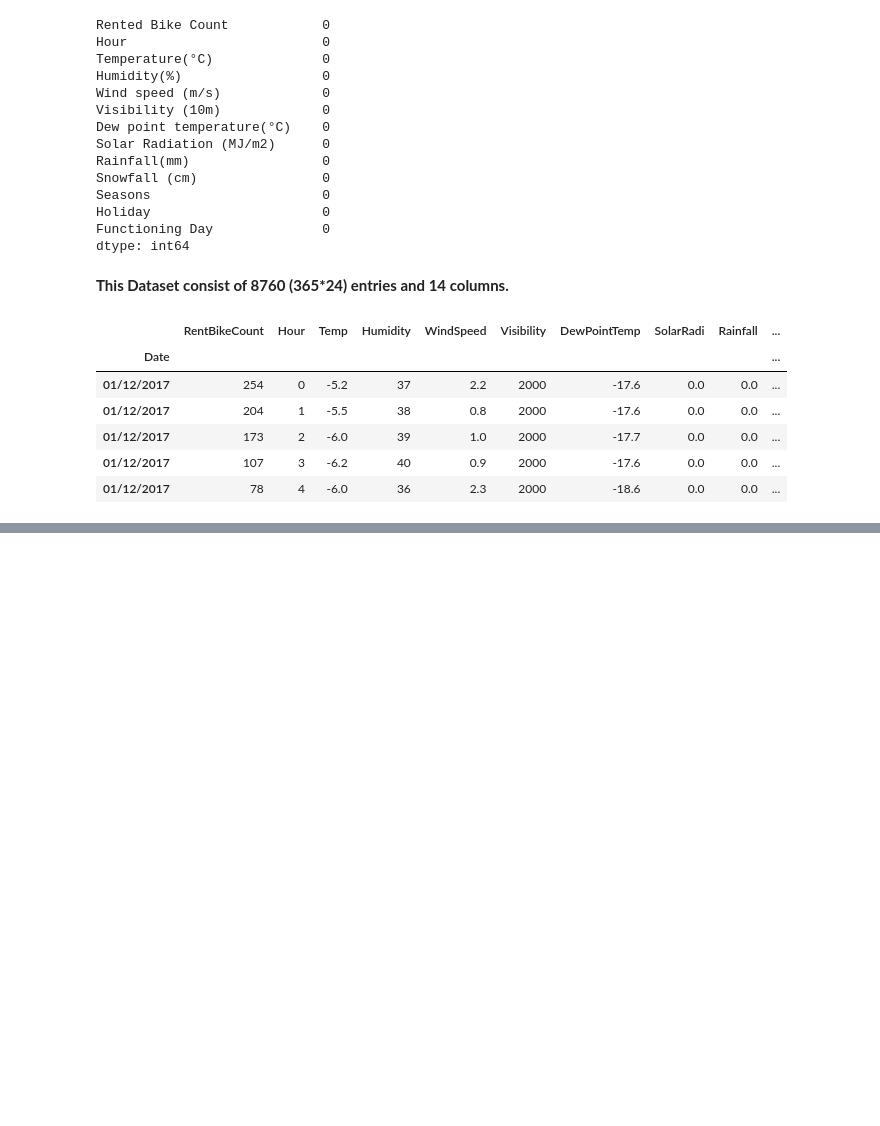
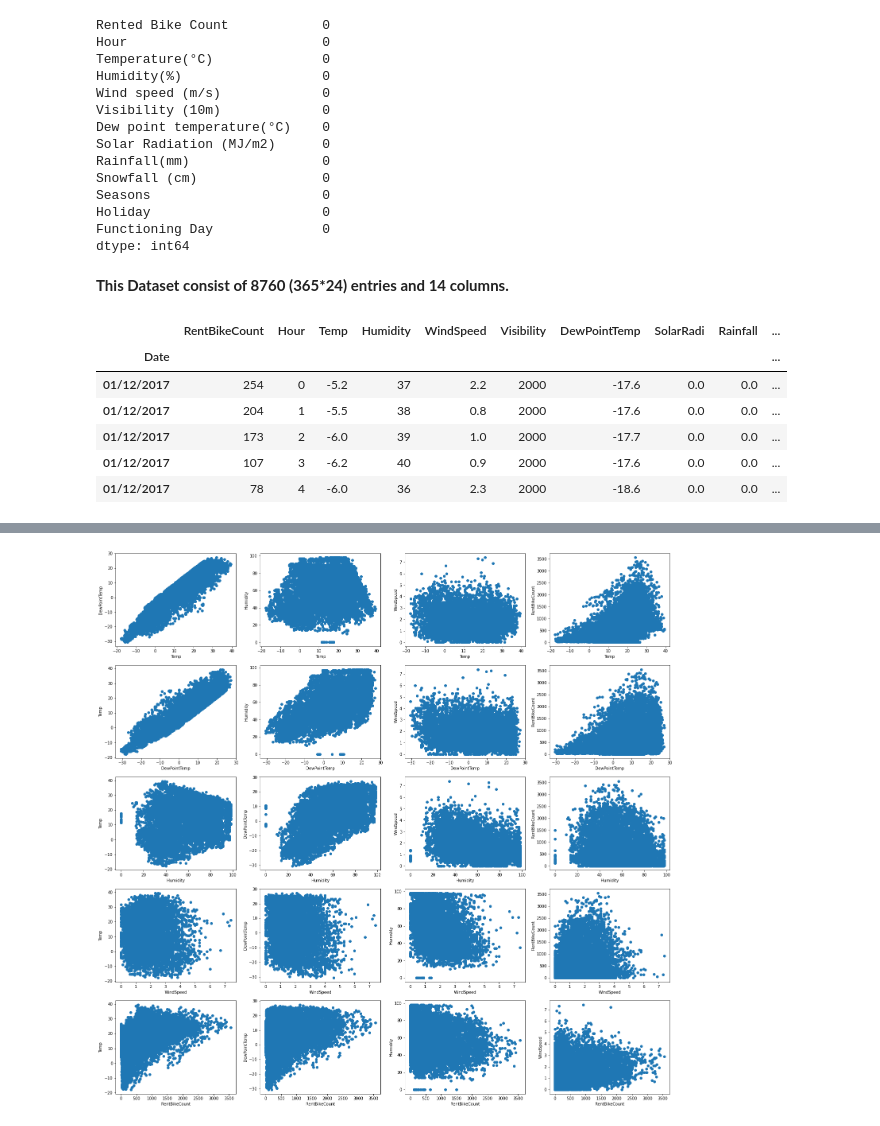
Before and after one commit to kulkarnivinayv/Analysis-of-Bike-Sharing-Demand-Prediction-, a Jupyter notebook: Analysis_of_Bike_Sharing_Demand_Prediction_Capstone_Project.ipynb, the cells around one changed output, grey strips where cells are left out. Drawn from its saved outputs; the diff is of its cells as text; code cells hidden in the pictures; blank space fills up the shorter version.

```diff
--- a/Analysis_of_Bike_Sharing_Demand_Prediction_Capstone_Project.ipynb
+++ b/Analysis_of_Bike_Sharing_Demand_Prediction_Capstone_Project.ipynb
@@ -181,0 +199,21 @@ ddf.head()
+# %%
+import statsmodels.api as sm
+
+fig, axes = plt.subplots(nrows=5, ncols=4, figsize=(25,25))
+
+columns = ['Temp', 'DewPointTemp', 'Humidity', 'WindSpeed', 'RentBikeCount']
+
+ax= axes.flatten()
+
+idx = 0
+for i, val1 in enumerate(columns):
+  for j, val2 in enumerate(columns):
+    if val1!=val2:
+        ax[idx].scatter(ddf[val1], ddf[val2])
+        ax[idx].set_xlabel(val1)
+        ax[idx].set_ylabel(val2)
+        idx+=1
+
+plt.show()
+# %% [output]
+[figure, added]
```
Also changed, not shown: parts of 12 cells of this notebook.
